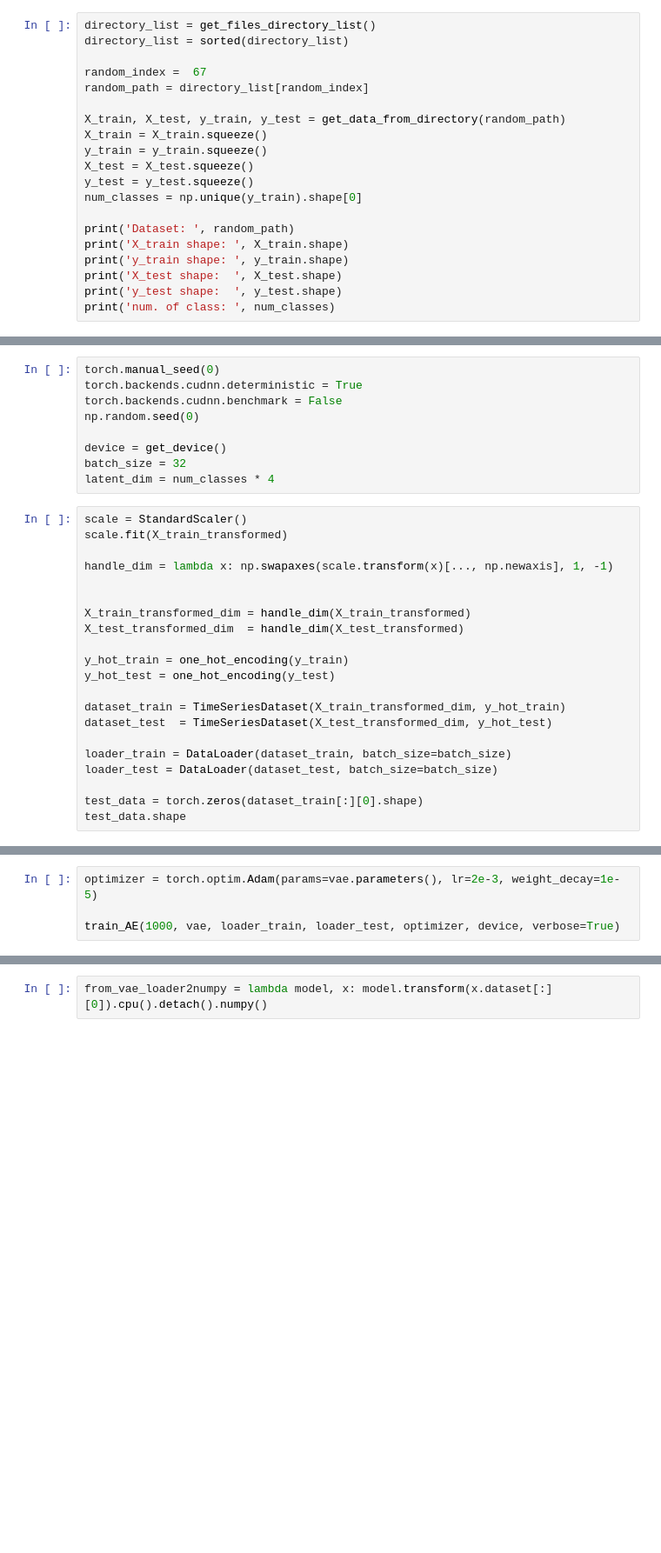
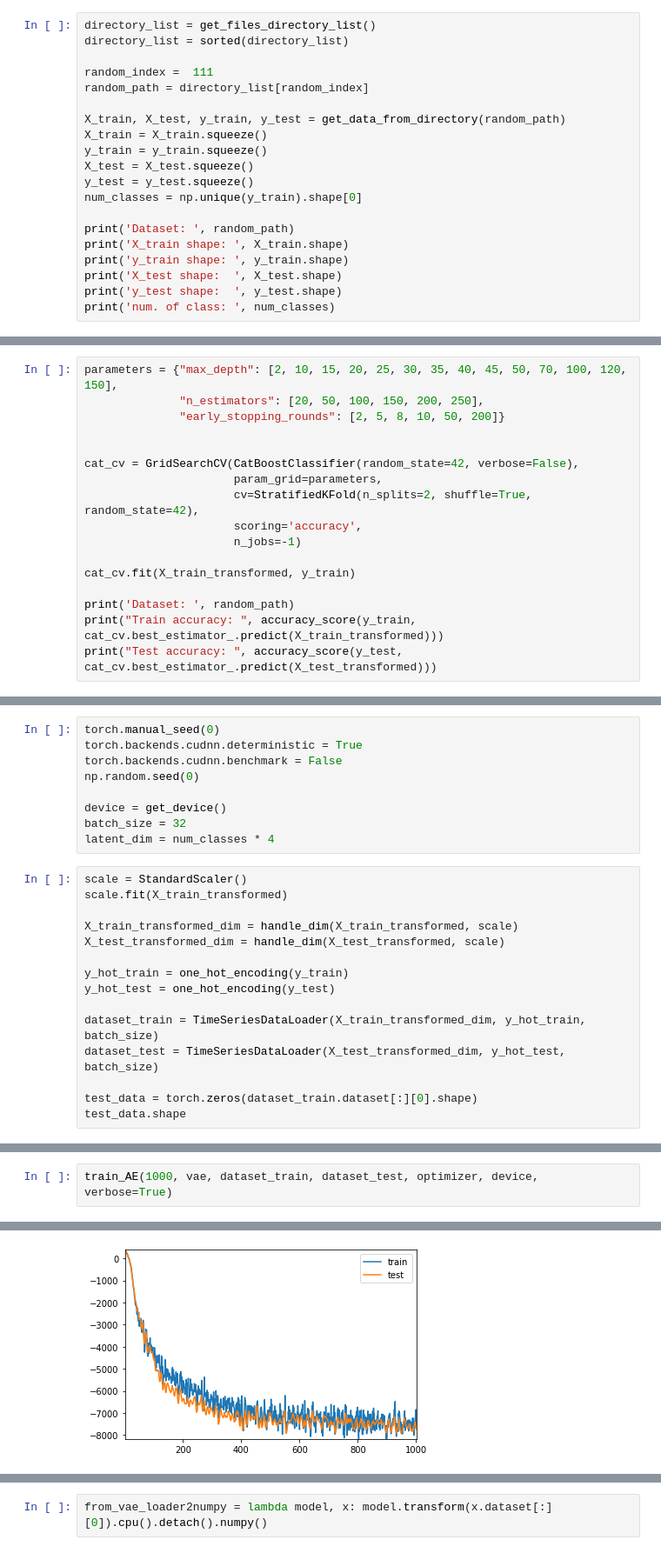
Before and after one commit to SamirMoustafa/Time-Series-Classification, a Jupyter notebook: Pipeline_Another.ipynb, the cells around one changed output, grey strips where cells are left out. Shown at 87% size. Saved outputs shown, nothing was run; the diff lists cells and outputs as text; blank space fills up the shorter version.

```diff
--- a/Pipeline_Another.ipynb
+++ b/Pipeline_Another.ipynb
@@ -40,7 +36,7 @@ from src import VariationalAutoencoder
 directory_list = get_files_directory_list()
 directory_list = sorted(directory_list)
 
-random_index =  67
+random_index =  111
 random_path = directory_list[random_index]
 
 X_train, X_test, y_train, y_test = get_data_from_directory(random_path)
@@ -155,0 +152,17 @@ Test accuracy:  0.2054794520547945
+# %%
+parameters = {"max_depth": [2, 10, 15, 20, 25, 30, 35, 40, 45, 50, 70, 100, 120, 150],
+              "n_estimators": [20, 50, 100, 150, 200, 250],
+              "early_stopping_rounds": [2, 5, 8, 10, 50, 200]}
+
+
+cat_cv = GridSearchCV(CatBoostClassifier(random_state=42, verbose=False),
+                      param_grid=parameters,
+                      cv=StratifiedKFold(n_splits=2, shuffle=True, random_state=42),
+                      scoring='accuracy',
+                      n_jobs=-1)
+
+cat_cv.fit(X_train_transformed, y_train)
+
+print('Dataset: ', random_path)
+print("Train accuracy: ", accuracy_score(y_train, cat_cv.best_estimator_.predict(X_train_transformed)))
+print("Test accuracy: ", accuracy_score(y_test, cat_cv.best_estimator_.predict(X_test_transformed)))
@@ -166,21 +183,15 @@ latent_dim = num_classes * 4
 scale = StandardScaler()
 scale.fit(X_train_transformed)
 
-handle_dim = lambda x: np.swapaxes(scale.transform(x)[..., np.newaxis], 1, -1)
-
-
-X_train_transformed_dim = handle_dim(X_train_transformed)
-X_test_transformed_dim  = handle_dim(X_test_transformed)
+X_train_transformed_dim = handle_dim(X_train_transformed, scale)
+X_test_transformed_dim = handle_dim(X_test_transformed, scale)
 
 y_hot_train = one_hot_encoding(y_train)
 y_hot_test = one_hot_encoding(y_test)
 
-dataset_train = TimeSeriesDataset(X_train_transformed_dim, y_hot_train)
-dataset_test  = TimeSeriesDataset(X_test_transformed_dim, y_hot_test)
+dataset_train = TimeSeriesDataLoader(X_train_transformed_dim, y_hot_train, batch_size)
+dataset_test = TimeSeriesDataLoader(X_test_transformed_dim, y_hot_test, batch_size)
 
-loader_train = DataLoader(dataset_train, batch_size=batch_size)
-loader_test = DataLoader(dataset_test, batch_size=batch_size)
-
-test_data = torch.zeros(dataset_train[:][0].shape)
+test_data = torch.zeros(dataset_train.dataset[:][0].shape)
 test_data.shape
 # %% [output]
@@ -196,4 +207,0 @@ Number of parameters: 26073
-# %%
-optimizer = torch.optim.Adam(params=vae.parameters(), lr=2e-3, weight_decay=1e-5)
-
-train_AE(1000, vae, loader_train, loader_test, optimizer, device, verbose=True)
@@ -215,0 +208,3 @@ VariationalAutoencoder(
+# %%
+train_AE(1000, vae, dataset_train, dataset_test, optimizer, device, verbose=True)
+# %% [output]
@@ -215,0 +212 @@ VariationalAutoencoder(
+[figure, added]
```
Also changed, not shown: parts of 27 cells of this notebook, 4 other files.
